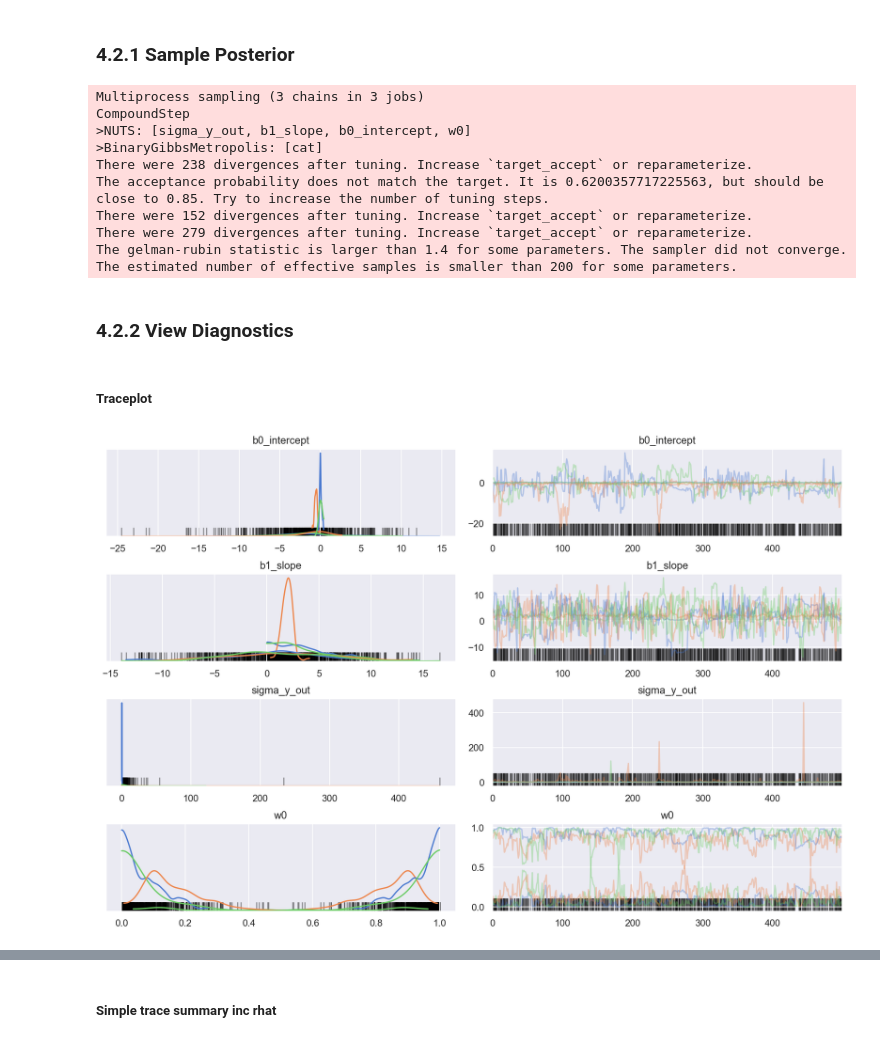
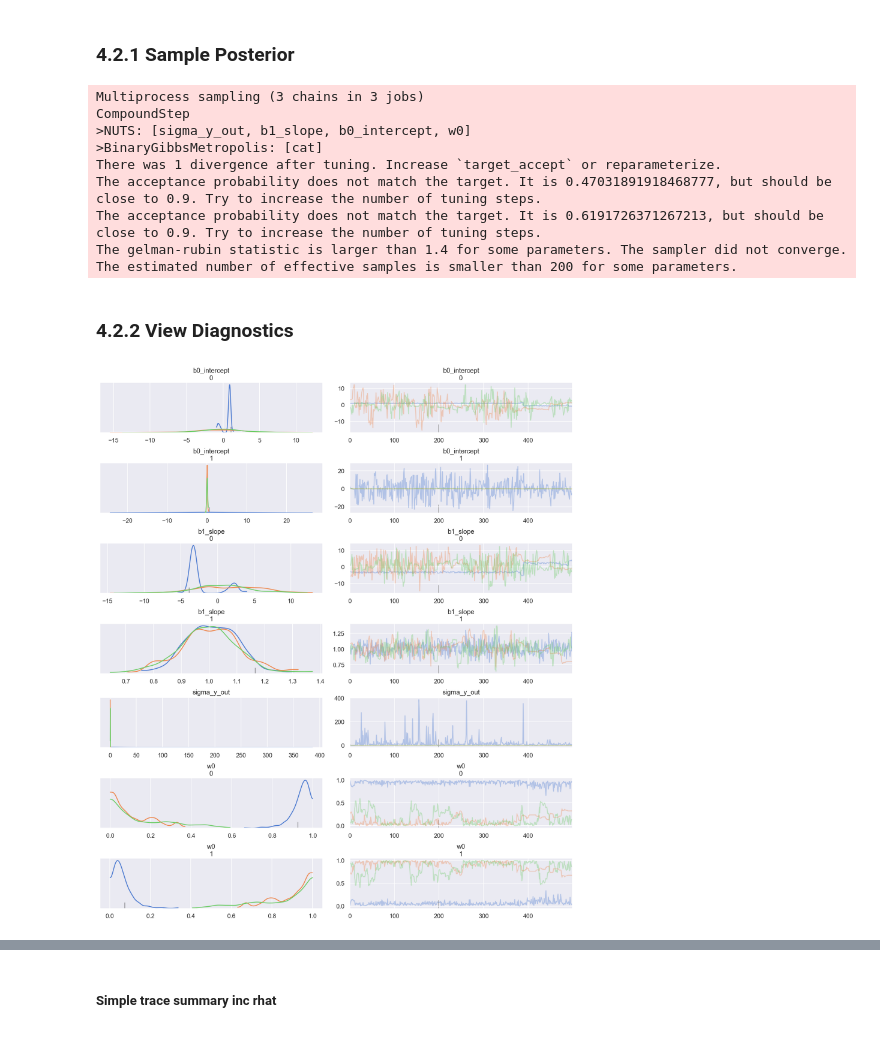
Before and after one commit to jonsedar/pymc3_examples, a Jupyter notebook: notebooks/glm-robust-regression-using-a-gmm-for-outlier-classification.ipynb, the cells around one changed output, grey strips where cells are left out. Drawn from its saved outputs; the diff is of its cells as text; code cells hidden in the pictures.

Commit message:
added a few diagnostics: non-marginalized model is behaving very badly

```diff
--- a/notebooks/glm-robust-regression-using-a-gmm-for-outlier-classification.ipynb
+++ b/notebooks/glm-robust-regression-using-a-gmm-for-outlier-classification.ipynb
@@ -327,33 +325,3 @@ K = len(eta)
-# %%
-with pm.Model() as mdl_mix_marg:
-
-    # input data as Theano shared vars
-    tsv_x_in = pm.Data('tsv_x', dfhoggs['x'].values)                   # (n, )
-    tsv_y = pm.Data('tsv_y', dfhoggs['y'].values)                      # (n, )
-    tsv_sigma_y = pm.Data('tsv_sigma_y', dfhoggs['sigma_y'].values)    # (n, )
-
-    # stack x to allow vectorised lm calc later
-    x = tt.stack([tsv_x_in, tt.zeros_like(tsv_x_in)], axis=1)          # (n,K)
-
-    # prior on mixture weights
-    w0 = pm.Dirichlet('w0', a=np.ones(K), testval=[1.1, .9], shape=(K, ))
-
-    # weakly informative Normal priors (L2 ridge reg) for inlier model
-    q = np.quantile(dfhoggs['y'], [0.25, 0.75])
-    b0 = pm.Normal('b0_intercept', mu=0., sigma=np.array([5, 10]), testval=q, shape=(K, ))
-    b1 = pm.Normal('b1_slope', mu=1., sigma=5, testval=np.ones(K), shape=(K, ))
-
-    # create linear model (note vectorisation)
-    mu = b0 + b1 * x                                                   # (n,K)
-
-    # additional variance for outlier errors
-    sigma_y_out = pm.HalfCauchy('sigma_y_out', beta=10, testval=0.1)   # (1, )
-
-    # stack noise to go into NormalMixture likelihood
-    sigma = tt.stack([tsv_sigma_y, tsv_sigma_y+sigma_y_out], axis=1)   # (n,K)
-
-    like = pm.NormalMixture('like', w0, mu=mu,
-                            sigma=sigma, observed=tsv_y)               # (n,K)
 # %% [markdown]
 Issues to improve:
 
@@ -503,15 +473,16 @@ with pm.Model() as mdl_mix:
     x = tt.stack([tsv_x_in, tt.zeros_like(tsv_x_in)], axis=1)          # (n,K)
 
     # prior on mixture weights
-    w0 = pm.Dirichlet('w0', a=np.ones(K), testval=np.array([2, 1]), shape=(K, ))                 # (K, )
+    w0 = pm.Dirichlet('w0', a=np.ones(K), testval=np.array([3., 1.]), shape=(K, ))                 # (K, )
 
     # classify datapoints across discrete categories by mixture weight
     c = pm.Categorical('cat', p=w0, shape=(n,))                        # (n, )
 
     # weakly informative Normal priors (L2 ridge reg)
-    q = np.quantile(dfhoggs['y'], [0.1, 0.9])
-    b0 = pm.Normal('b0_intercept', mu=q, sigma=np.array([5, 10]), testval=q, shape=(K, ))
-    b1 = pm.Normal('b1_slope', mu=1., sigma=5., testval=np.ones(K), shape=(K, ))
+    # note the outlier model ([K=2, ]) only uses the b0_intercept
+    q = np.quantile(dfhoggs['y'], [0.2, 0.5])
+    b0 = pm.Normal('b0_intercept', mu=0., sigma=np.array([5., 10.]), testval=q, shape=(K, ))
+    b1 = pm.Normal('b1_slope', mu=1., sigma=np.array([5., 0.1]), testval=np.ones(K), shape=(K, ))
 
     # create linear model (note vectorisation)
     mu = b0 + b1 * x                                                   # (n,K)
@@ -523,7 +494,7 @@ with pm.Model() as mdl_mix:
     sigma = tt.stack([tsv_sigma_y, tsv_sigma_y+sigma_y_out], axis=1)   # (n,K)
 
     # break symmetry using a Potential
-    pm.Potential('break_sym', tt.switch(b0[1]-b1[0] < 0, -1e10, 0))
+    #pm.Potential('break_sym', tt.switch(b0[1]-b1[0] < 0, -1e20, 0))
 
     # non-marginalised likelihood where params are indexed by cat
     like = pm.NormalMixture('like', w0, mu=mu[c],
@@ -539,24 +510,21 @@ with pm.Model() as mdl_mix:
 # %%
 with mdl_mix:
     trc_mix = pm.sample(tune=10000, draws=500, chains=3, cores=3,
-                    init='adapt_diag', nuts={'target_accept':0.85})
+                    init='adapt_diag', nuts={'target_accept':0.9})
 # %% [output]
 Multiprocess sampling (3 chains in 3 jobs)
 CompoundStep
 >NUTS: [sigma_y_out, b1_slope, b0_intercept, w0]
 >BinaryGibbsMetropolis: [cat]
-There were 238 divergences after tuning. Increase `target_accept` or reparameterize.
-The acceptance probability does not match the target. It is 0.6200357717225563, but should be close to 0.85. Try to increase the number of tuning steps.
-There were 152 divergences after tuning. Increase `target_accept` or reparameterize.
-There were 279 divergences after tuning. Increase `target_accept` or reparameterize.
+There was 1 divergence after tuning. Increase `target_accept` or reparameterize.
+The acceptance probability does not match the target. It is 0.47031891918468777, but should be close to 0.9. Try to increase the number of tuning steps.
+The acceptance probability does not match the target. It is 0.6191726371267213, but should be close to 0.9. Try to increase the number of tuning steps.
 The gelman-rubin statistic is larger than 1.4 for some parameters. The sampler did not converge.
 The estimated number of effective samples is smaller than 200 for some parameters.
 # %% [markdown]
 ### 4.2.2 View Diagnostics
-# %% [markdown]
-##### Traceplot
 # %%
 rvs = ['b0_intercept', 'b1_slope', 'sigma_y_out', 'w0']
-_ = az.plot_trace(trc_mix, var_names=rvs, combined=False, compact=True)
+_ = az.plot_trace(trc_mix, var_names=rvs, combined=False, compact=False)
 # %% [output]
-[figure, old version]
+[figure, new version]
```
Also changed, not shown: parts of 22 cells of this notebook.
